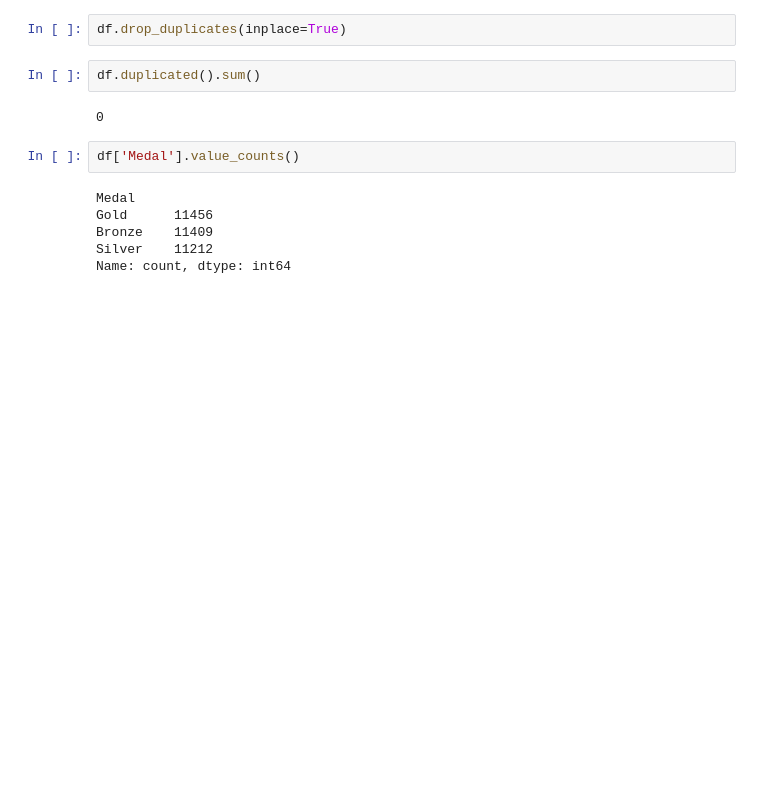
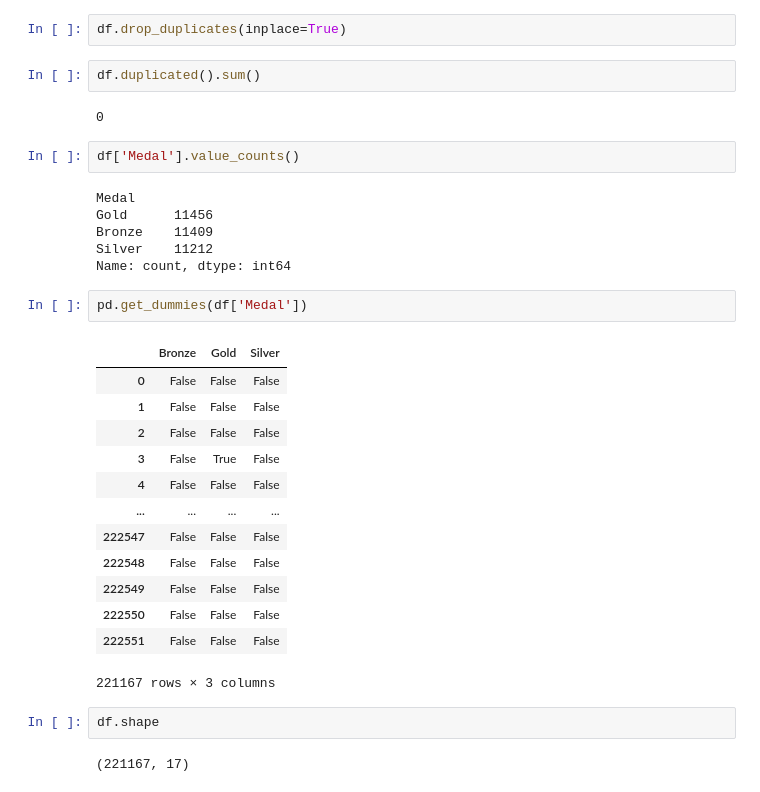
Before and after one commit to EmonKarmaker/Olympics_Data_Analysis, a Jupyter notebook: olympics_analysis.ipynb, the cells around one changed output. Saved outputs shown, nothing was run; the diff lists cells and outputs as text; blank space fills up the shorter version.

```diff
--- a/olympics_analysis.ipynb
+++ b/olympics_analysis.ipynb
@@ -128,3 +128,23 @@ Gold      11456
 Bronze    11409
 Silver    11212
 Name: count, dtype: int64
+# %%
+pd.get_dummies(df['Medal'])
+# %% [output]
+|  | Bronze | Gold | Silver |
+| 0 | False | False | False |
+| 1 | False | False | False |
+| 2 | False | False | False |
+| 3 | False | True | False |
+| 4 | False | False | False |
+| ... | ... | ... | ... |
+| 222547 | False | False | False |
+| 222548 | False | False | False |
+| 222549 | False | False | False |
+| 222550 | False | False | False |
+| 222551 | False | False | False |
+221167 rows × 3 columns
+# %%
+df.shape
+# %% [output]
+(221167, 17)
```
Also changed, not shown: parts of 8 cells of this notebook, 2 other files.
